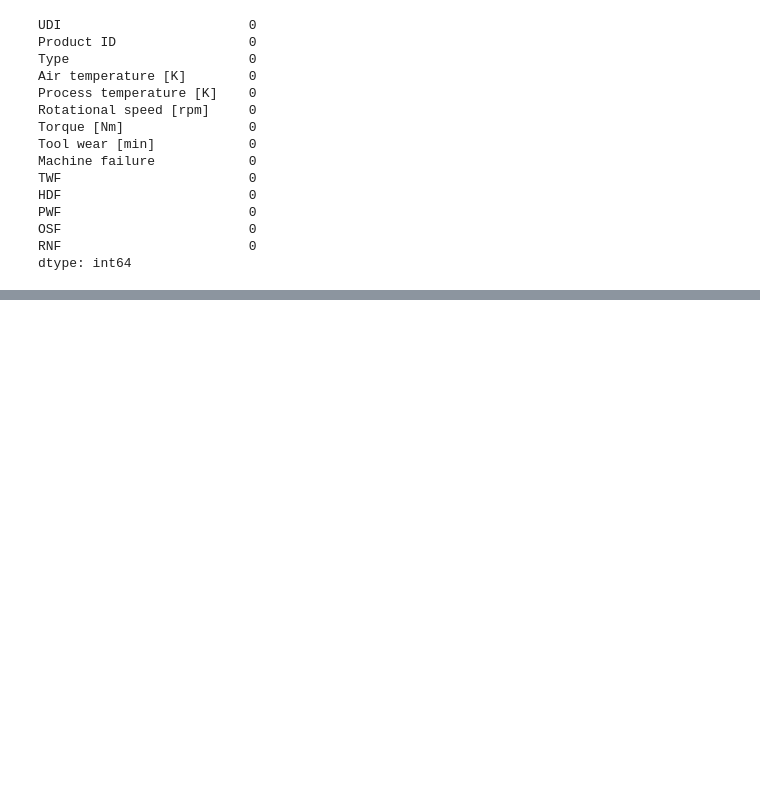
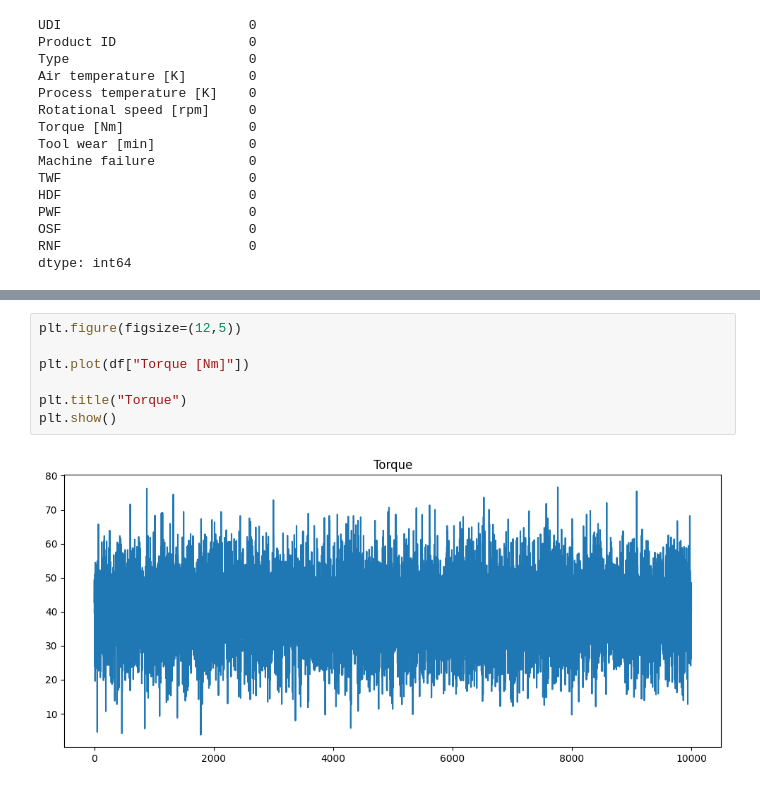
Before and after one commit to aarav2195/Infotact-DS-ML, a Jupyter notebook: Project-1-Predictive-Maintenance/notebooks/01_data_ingestion.ipynb, the cells around one changed output, grey strips where cells are left out. Saved outputs shown, nothing was run; the diff lists cells and outputs as text; blank space fills up the shorter version.

```diff
--- a/Project-1-Predictive-Maintenance/notebooks/01_data_ingestion.ipynb
+++ b/Project-1-Predictive-Maintenance/notebooks/01_data_ingestion.ipynb
@@ -43,0 +103,9 @@ dtype: int64
+# %%
+plt.figure(figsize=(12,5))
+
+plt.plot(df["Torque [Nm]"])
+
+plt.title("Torque")
+plt.show()
+# %% [output]
+[figure, added]
```
Also changed, not shown: parts of 6 cells of this notebook, 1 other file.
